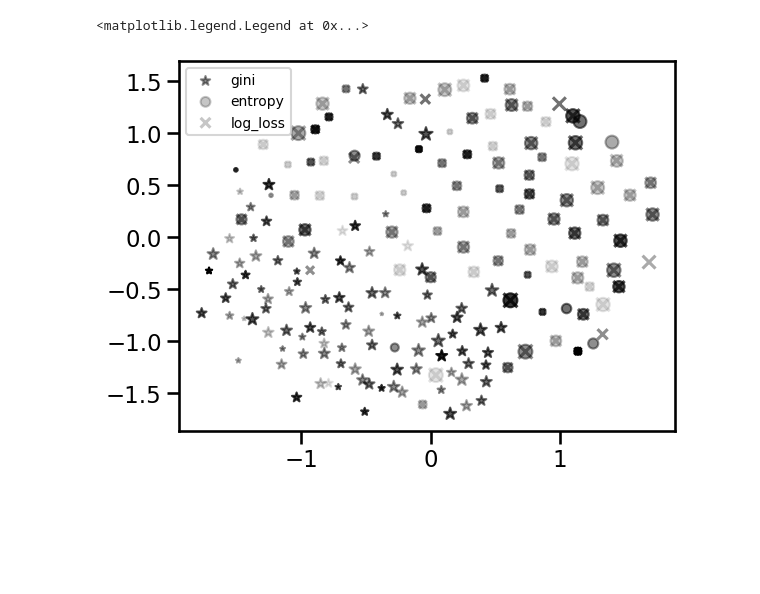
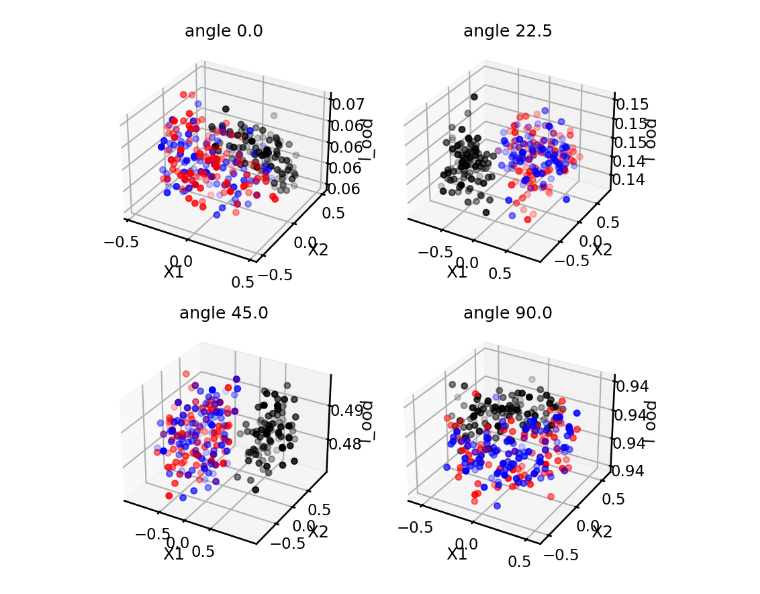
Before and after one commit to neurodata/CEP_experiments, a Jupyter notebook: ood_exp.ipynb, the cells around one changed output. Drawn from its saved outputs; the diff is of its cells as text; code cells hidden in the pictures; blank space fills up the shorter version.

```diff
--- a/ood_exp.ipynb
+++ b/ood_exp.ipynb
@@ -58,8 +30 @@ for i in tqdm(range(n_criteria)):
-# %%
-D = np.zeros((n_seeds*n_criteria, n_seeds*n_criteria), dtype=float)
-
-for ii in tqdm(range(n_seeds*n_criteria)):
-    for jj in range(ii+1, n_seeds*n_criteria):
-        D[ii,jj] = np.sum((proba[ii]-proba[jj])**2)**.5
-        D[jj,ii] = D[ii,jj]
 # %%
@@ -68,10 +78,31 @@ X_transformed = embedding.fit_transform(D)
-# %%
-sns.set_context('talk')
-
-plt.scatter(X_transformed[:100,0], X_transformed[:100,1], c='k', marker='*', s=100*(l_ood[0]-np.min(l_ood[0]))/(np.max(l_ood[0])-np.min(l_ood[0])), alpha=(l_id[0]-np.min(l_id[0]))/(np.max(l_id[0])-np.min(l_id[0])), label=splitting_criteria[0])
-plt.scatter(X_transformed[100:200,0], X_transformed[100:200,1], c='k', marker='o', s=100*(l_ood[1]-np.min(l_ood[1]))/(np.max(l_ood[1])-np.min(l_ood[1])), alpha=(l_id[1]-np.min(l_id[1]))/(np.max(l_id[1])-np.min(l_id[1])), label=splitting_criteria[1])
-plt.scatter(X_transformed[200:,0], X_transformed[200:,1], c='k', marker='x', s=100*(l_ood[2]-np.min(l_ood[2]))/(np.max(l_ood[2])-np.min(l_ood[2])), alpha=(l_id[2]-np.min(l_id[2]))/(np.max(l_id[2])-np.min(l_id[2])), label=splitting_criteria[2])
-plt.legend(loc='upper left', fontsize=10)
-# %% [output]
-<matplotlib.legend.Legend at 0x...>
-[figure, removed]
+# %%
+def plot_embeddings(X_transformed, l_id, l_ood, angle, ax):
+    ax.scatter(X_transformed[:100,0], X_transformed[:100,1], l_ood[0], c='k', marker='o', alpha=(l_id[0]-np.min(l_id[0]))/(np.max(l_id[0])-np.min(l_id[0])), label=splitting_criteria[0], s=40)
+    ax.scatter(X_transformed[100:200,0], X_transformed[100:200,1], l_ood[1], c='r', marker='o', alpha=(l_id[1]-np.min(l_id[1]))/(np.max(l_id[1])-np.min(l_id[1])), label=splitting_criteria[1], s=40)
+    ax.scatter(X_transformed[200:,0], X_transformed[200:,1], l_ood[2], c='b', marker='o', alpha=(l_id[2]-np.min(l_id[2]))/(np.max(l_id[2])-np.min(l_id[2])), label=splitting_criteria[2], s=40)
+
+    ax.set_zlabel('l_ood')
+    ax.set_xlabel('X1')
+    ax.set_ylabel('X2')
+    ax.zaxis.set_major_formatter('{x:.02f}')
+    ax.set_title('angle ' + str(np.round(angle*180/np.pi,1)))
+    ax.set_xticks([-0.5,0,0.5])
+    ax.set_yticks([-0.5,0,0.5])
+# %%
+X_transformed, l_id, l_ood = [], [], []
+for angle in tqdm(angles):
+    X_, l_id_, l_ood_ = experiment(angle, 2)
+    X_transformed.append(X_)
+    l_id.append(l_id_)
+    l_ood.append(l_ood_)
+# %%
+fig = plt.figure(figsize=(10,10))
+sns.set_context('talk')
+
+for ii, angle in enumerate(angles):
+    ax = fig.add_subplot(2,2,ii+1, projection='3d')
+    plot_embeddings(X_transformed[ii], l_id[ii], l_ood[ii], angle, ax)
+
+plt.savefig('embeddings.pdf')
+# %% [output]
+[figure, added]
```
Also changed, not shown: parts of 9 cells of this notebook, 3 other files.
